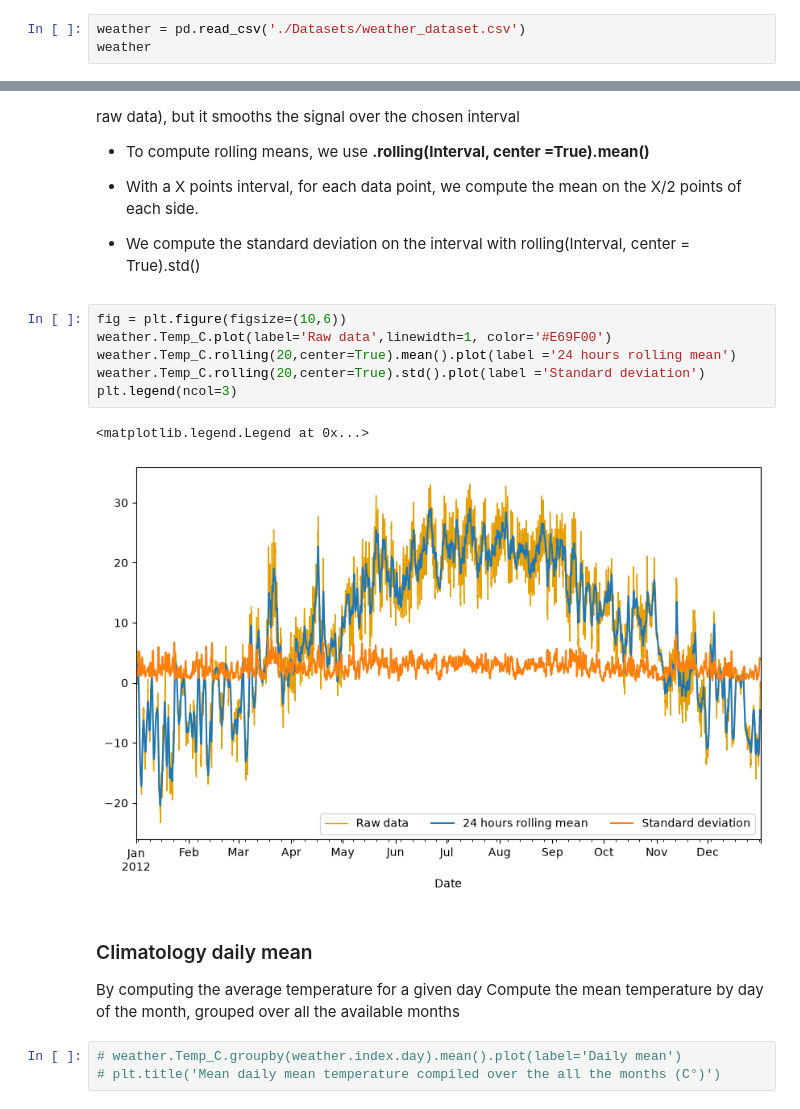
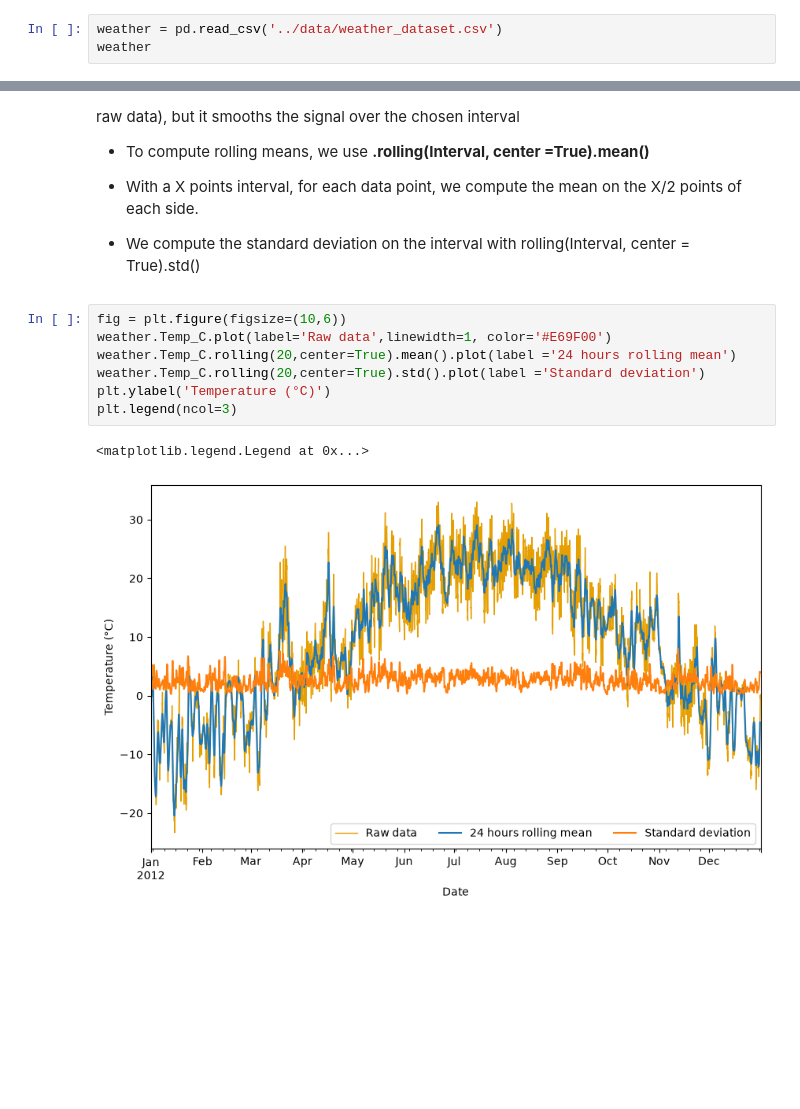
Before and after one commit to GGOSSS-Summer-School/GGOSSS-2026, a Jupyter notebook: 01-python-tutorial/notebooks/pandas.ipynb, the cells around one changed output, grey strips where cells are left out. Cells and saved outputs as stored; diff of their text form; blank space fills up the shorter version.

```diff
--- a/01-python-tutorial/notebooks/pandas.ipynb
+++ b/01-python-tutorial/notebooks/pandas.ipynb
@@ -13,7 +13,7 @@ import matplotlib.pyplot as plt
 ## Reading a csv file
 Let's read a .csv file. It contains hourly data of temperature, humitity, wind speed, visibility etc...
 # %%
-weather = pd.read_csv('./Datasets/weather_dataset.csv')
+weather = pd.read_csv('../data/weather_dataset.csv')
 weather
 # %% [output]
 |  | Date/Time | Temp_C | Dew Point Temp_C | Rel Hum_% | Wind Speed_km/h | Visibility_km | Press_kPa | Weather |
@@ -138,16 +138,10 @@ A rolling mean keeps the frqeuency of the time series (we end up with as many po
 # %%
 fig = plt.figure(figsize=(10,6))
 weather.Temp_C.plot(label='Raw data',linewidth=1, color='#E69F00')
 weather.Temp_C.rolling(20,center=True).mean().plot(label ='24 hours rolling mean')
 weather.Temp_C.rolling(20,center=True).std().plot(label ='Standard deviation')
+plt.ylabel('Temperature (°C)')
 plt.legend(ncol=3)
 # %% [output]
 <matplotlib.legend.Legend at 0x...>
-[figure, old version]
+[figure, new version]
-# %% [markdown]
-### Climatology daily mean
-By computing the average temperature for a given day
-Compute the mean temperature by day of the month, grouped over all the available months
-# %%
-# weather.Temp_C.groupby(weather.index.day).mean().plot(label='Daily mean')
-# plt.title('Mean daily mean temperature compiled over the all the months (C°)')
```
Also changed, not shown: parts of 4 cells of this notebook, 4 other files.
